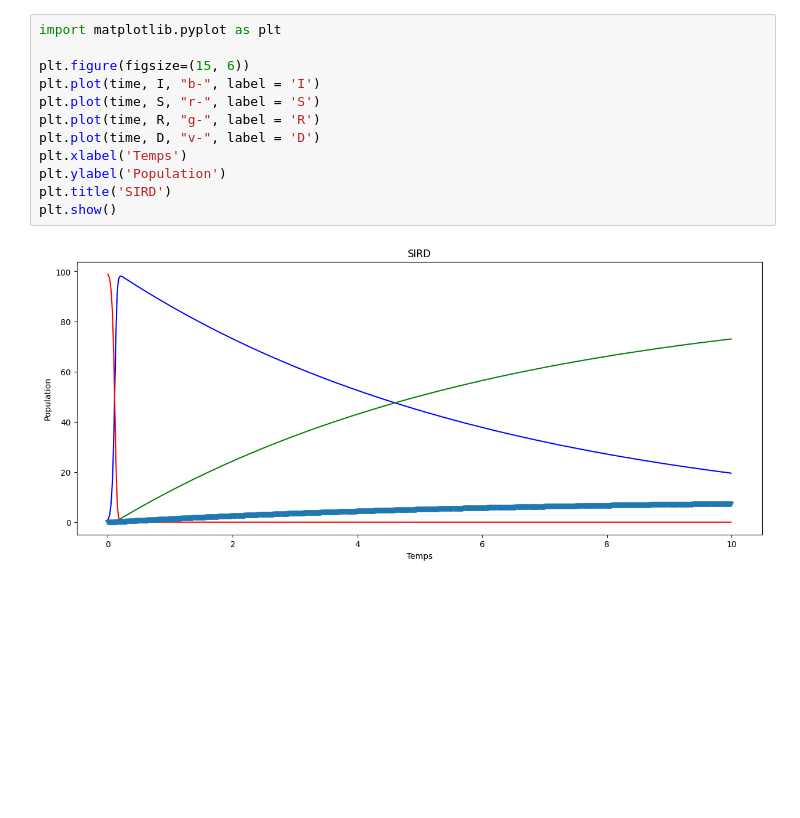
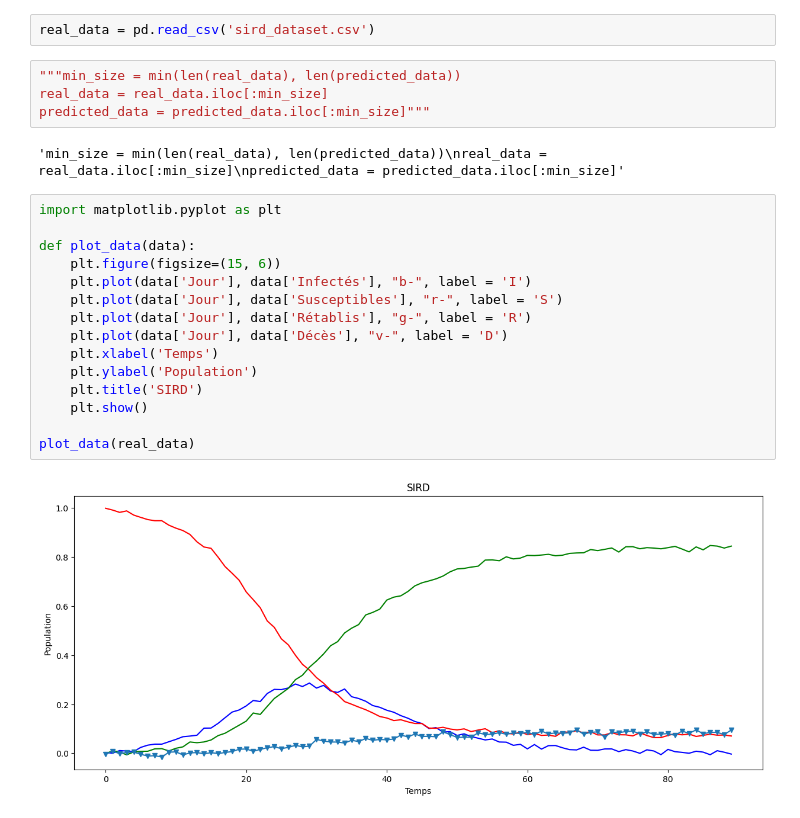
Before and after one commit to dondeestakoko/calcul_scientifique-, a Jupyter notebook: pandemic.ipynb, the cells around one changed output. Saved outputs shown, nothing was run; the diff lists cells and outputs as text; blank space fills up the shorter version.

```diff
--- a/pandemic.ipynb
+++ b/pandemic.ipynb
@@ -57,14 +71,25 @@ print(hi)
+# %%
+real_data = pd.read_csv('sird_dataset.csv')
+# %%
+"""min_size = min(len(real_data), len(predicted_data))
+real_data = real_data.iloc[:min_size]
+predicted_data = predicted_data.iloc[:min_size]"""
+# %% [output]
+'min_size = min(len(real_data), len(predicted_data))\nreal_data = real_data.iloc[:min_size]\npredicted_data = predicted_data.iloc[:min_size]'
 # %%
 import matplotlib.pyplot as plt
 
-plt.figure(figsize=(15, 6))
-plt.plot(time, I, "b-", label = 'I')
-plt.plot(time, S, "r-", label = 'S')
-plt.plot(time, R, "g-", label = 'R')
-plt.plot(time, D, "v-", label = 'D')
-plt.xlabel('Temps')
-plt.ylabel('Population')
-plt.title('SIRD')
-plt.show()
+def plot_data(data):
+    plt.figure(figsize=(15, 6))
+    plt.plot(data['Jour'], data['Infectés'], "b-", label = 'I')
+    plt.plot(data['Jour'], data['Susceptibles'], "r-", label = 'S')
+    plt.plot(data['Jour'], data['Rétablis'], "g-", label = 'R')
+    plt.plot(data['Jour'], data['Décès'], "v-", label = 'D')
+    plt.xlabel('Temps')
+    plt.ylabel('Population')
+    plt.title('SIRD')
+    plt.show()
+
+plot_data(real_data)
 # %% [output]
-[figure, old version]
+[figure, new version]
```
Also changed, not shown: parts of 9 cells of this notebook.
